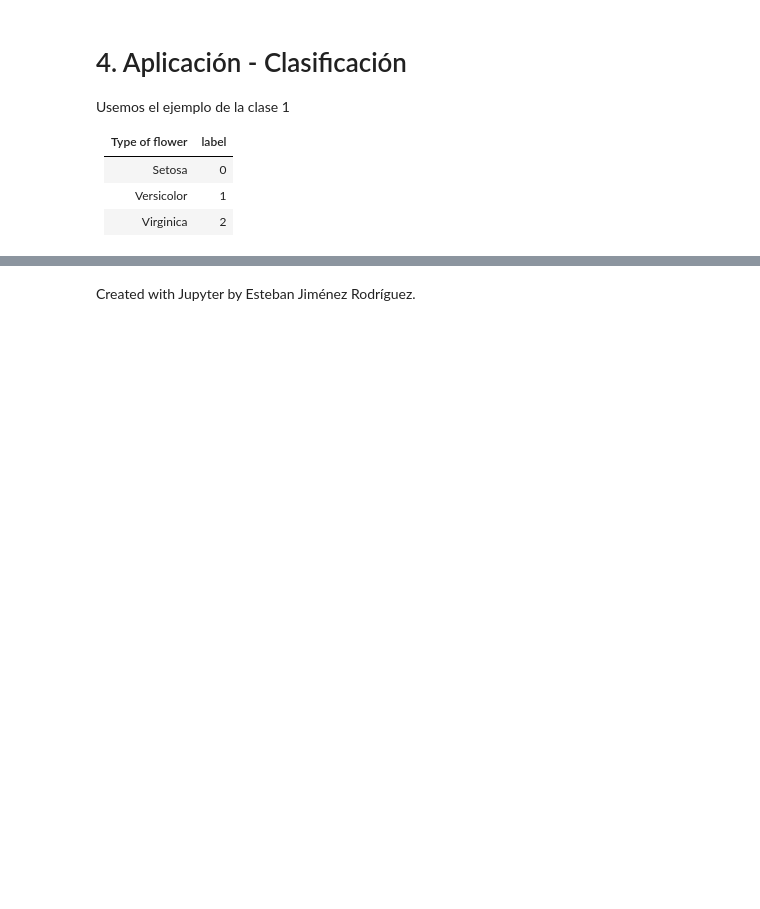
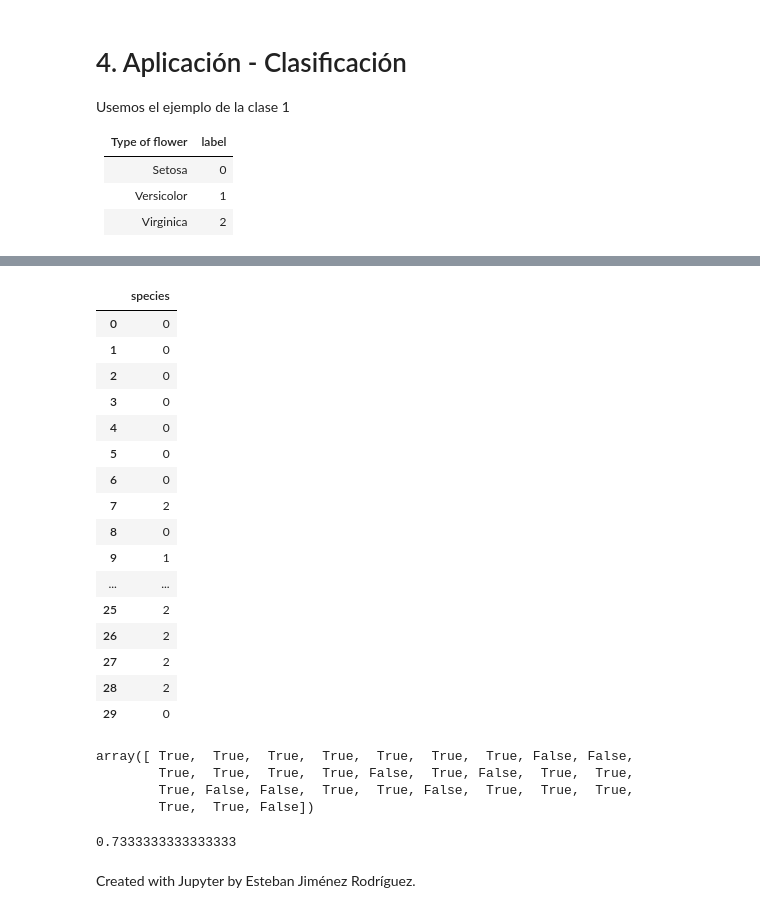
Before and after one commit to FernandoVelascoLoera/mgp2025, a Jupyter notebook: m2-redes-bayesianas/c7-algo-inferencia/2-algo-eliminacion-variables.ipynb, the cells around one changed output, grey strips where cells are left out. Cells and saved outputs as stored; diff of their text form; code cells hidden in the pictures; blank space fills up the shorter version.

```diff
--- a/m2-redes-bayesianas/c7-algo-inferencia/2-algo-eliminacion-variables.ipynb
+++ b/m2-redes-bayesianas/c7-algo-inferencia/2-algo-eliminacion-variables.ipynb
@@ -518,0 +555,6 @@ Image('figures/iris.png')
+# %%
+# Flower model
+iris_model = BayesianNetwork([
+    ("species", "sepal length (cm)"),
+    ("species", "sepal width (cm)"),
+])
@@ -518,0 +570,7 @@ Image('figures/iris.png')
+# %%
+# Train/test split
+train_df = iris_df.sample(frac=0.8, random_state=42)
+test_df = iris_df.drop(train_df.index)
+# %%
+# Train model
+iris_model.fit(train_df)  # By default, it uses Maximum Likelihood Estimation (MLE) to learn CPDs
@@ -519,2 +603,3 @@ Image('figures/iris.png')
 # %%
 # Predict (MAP Assignment)
+predictions = iris_model.predict(test_df.drop(columns=["species"]))
@@ -523,3 +606,35 @@ Image('figures/iris.png')
+# %%
+predictions
+# %% [output]
+|  | species |
+| 0 | 0 |
+| 1 | 0 |
+| 2 | 0 |
+| 3 | 0 |
+| 4 | 0 |
+| 5 | 0 |
+| 6 | 0 |
+| 7 | 2 |
+| 8 | 0 |
+| 9 | 1 |
+| ... | ... |
+| 25 | 2 |
+| 26 | 2 |
+| 27 | 2 |
+| 28 | 2 |
+| 29 | 0 |
+# %%
+# Accuracy
+predictions["species"].values == test_df["species"].values
+# %% [output]
+array([ True,  True,  True,  True,  True,  True,  True, False, False,
+        True,  True,  True,  True, False,  True, False,  True,  True,
+        True, False, False,  True,  True, False,  True,  True,  True,
+        True,  True, False])
+# %%
+(predictions["species"].values == test_df["species"].values).mean()
+# %% [output]
+0.7333333333333333
 # %% [markdown]
 <script>
   $(document).ready(function(){
```
Also changed, not shown: parts of 17 cells of this notebook, 3 other files.
